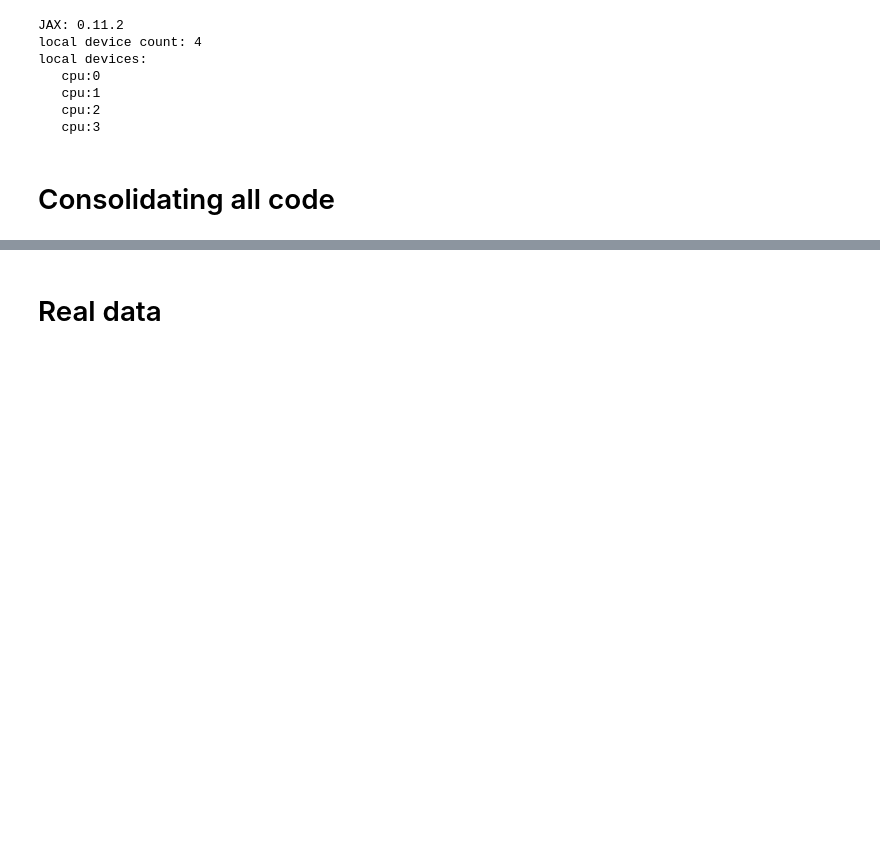
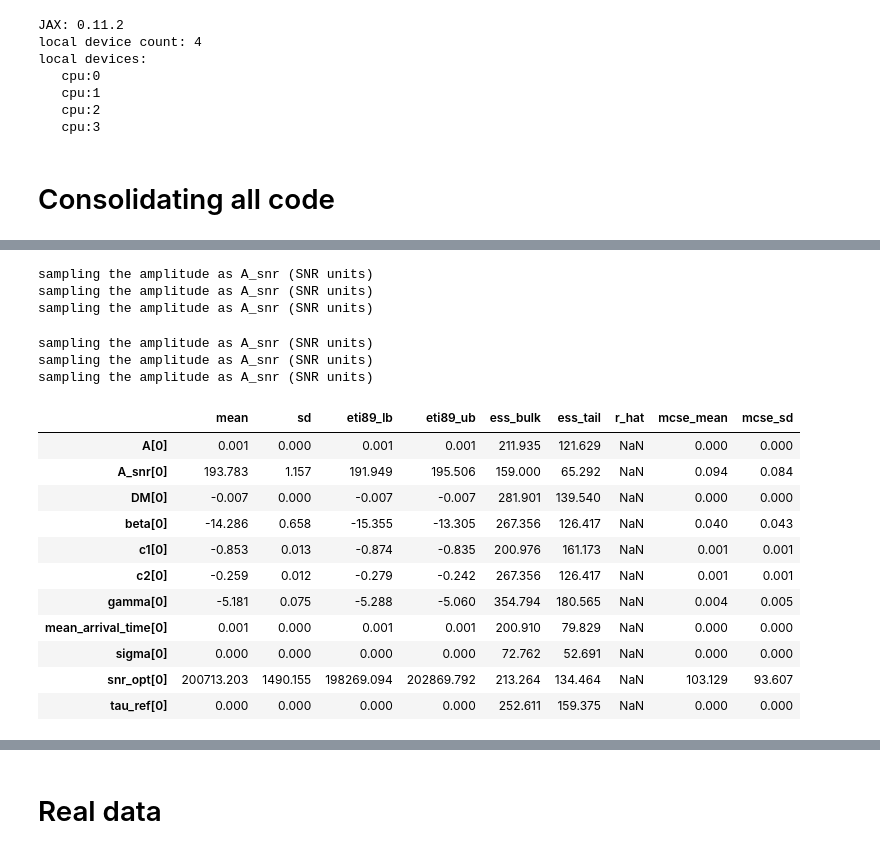
Before and after one commit to HarrisonS-Phys/FRBayes, a Jupyter notebook: notebooks/testing.ipynb, the cells around one changed output, grey strips where cells are left out. Drawn from its saved outputs; the diff is of its cells as text; code cells hidden in the pictures; blank space fills up the shorter version.

```diff
--- a/notebooks/testing.ipynb
+++ b/notebooks/testing.ipynb
@@ -179,0 +595,32 @@ weighted mean frequency 461.3 MHz, reference frequency 453.8 MHz
+# %%
+# -------------------------------------------------------------------
+# 4. Extract Posteriors
+# -------------------------------------------------------------------
+samples = mcmc.get_samples()
+extra = mcmc.get_extra_fields()
+mcmc_data = az.from_numpyro(mcmc, log_likelihood={}, posterior_predictive={})
+# %% [output]
+sampling the amplitude as A_snr (SNR units)
+sampling the amplitude as A_snr (SNR units)
+sampling the amplitude as A_snr (SNR units)
+# %%
+mcmc_data = az.from_numpyro(mcmc, log_likelihood={}, posterior_predictive={})
+# %% [output]
+sampling the amplitude as A_snr (SNR units)
+sampling the amplitude as A_snr (SNR units)
+sampling the amplitude as A_snr (SNR units)
+# %%
+az.summary(mcmc_data, round_to=3)
+# %% [output]
+|  | mean | sd | eti89_lb | eti89_ub | ess_bulk | ess_tail | r_hat | mcse_mean | mcse_sd |
+| A[0] | 0.001 | 0.000 | 0.001 | 0.001 | 211.935 | 121.629 | NaN | 0.000 | 0.000 |
+| A_snr[0] | 193.783 | 1.157 | 191.949 | 195.506 | 159.000 | 65.292 | NaN | 0.094 | 0.084 |
+| DM[0] | -0.007 | 0.000 | -0.007 | -0.007 | 281.901 | 139.540 | NaN | 0.000 | 0.000 |
+| beta[0] | -14.286 | 0.658 | -15.355 | -13.305 | 267.356 | 126.417 | NaN | 0.040 | 0.043 |
+| c1[0] | -0.853 | 0.013 | -0.874 | -0.835 | 200.976 | 161.173 | NaN | 0.001 | 0.001 |
+| c2[0] | -0.259 | 0.012 | -0.279 | -0.242 | 267.356 | 126.417 | NaN | 0.001 | 0.001 |
+| gamma[0] | -5.181 | 0.075 | -5.288 | -5.060 | 354.794 | 180.565 | NaN | 0.004 | 0.005 |
+| mean_arrival_time[0] | 0.001 | 0.000 | 0.001 | 0.001 | 200.910 | 79.829 | NaN | 0.000 | 0.000 |
+| sigma[0] | 0.000 | 0.000 | 0.000 | 0.000 | 72.762 | 52.691 | NaN | 0.000 | 0.000 |
+| snr_opt[0] | 200713.203 | 1490.155 | 198269.094 | 202869.792 | 213.264 | 134.464 | NaN | 103.129 | 93.607 |
+| tau_ref[0] | 0.000 | 0.000 | 0.000 | 0.000 | 252.611 | 159.375 | NaN | 0.000 | 0.000 |
```
Also changed, not shown: parts of 19 cells of this notebook, 3 other files.
